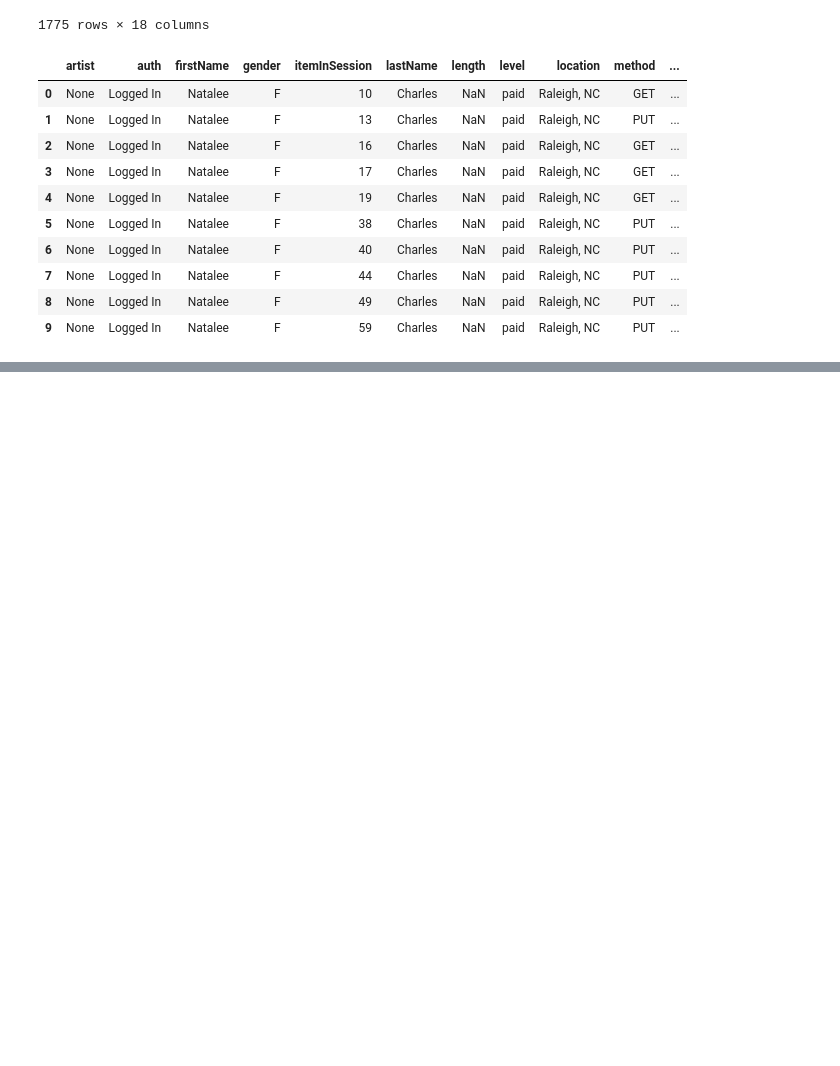
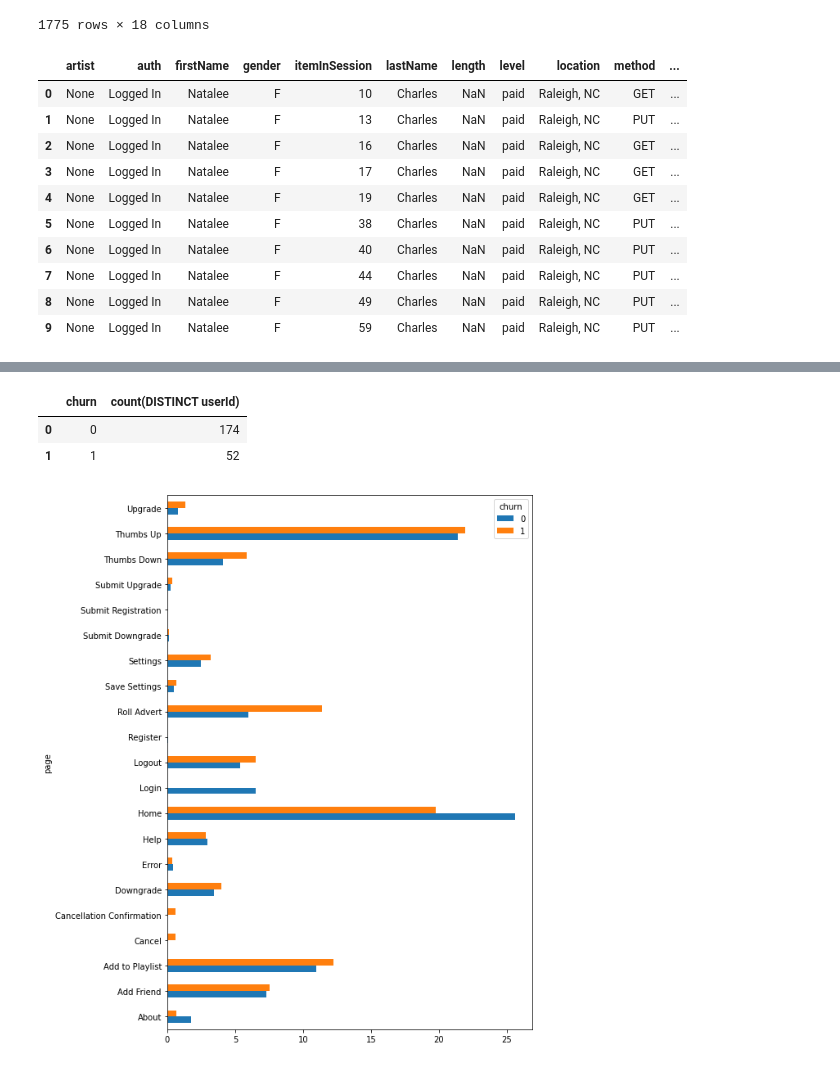
Before and after one commit to bullett445/udacity-sparkify, a Jupyter notebook: Sparkify_Feature_Creation.ipynb, the cells around one changed output, grey strips where cells are left out. Saved outputs shown, nothing was run; the diff lists cells and outputs as text; code cells hidden in the pictures; blank space fills up the shorter version.

```diff
--- a/Sparkify_Feature_Creation.ipynb
+++ b/Sparkify_Feature_Creation.ipynb
@@ -156,0 +393,13 @@ order by count(*) desc
+# %%
+dfc = spark.sql('''
+with cancel_flagged_df as (
+    select df.*
+        , case page when 'Cancellation Confirmation' then 1 else 0 end as cancel_event
+        from df
+        where userId is not null and sessionId is not null
+)
+
+select auth, gender, itemInSession, length, level, page, registration, sessionId, status, ts, userAgent, userId
+    , sum(cancel_event) over (partition by userId rows between unbounded preceding and unbounded following) as churn
+    from cancel_flagged_df
+''')
@@ -156,0 +409,28 @@ order by count(*) desc
+# %%
+spark.sql('''
+select churn, count(distinct userId)
+from dfc
+group by churn
+''').toPandas()
+# %% [output]
+|  | churn | count(DISTINCT userId) |
+| 0 | 0 | 174 |
+| 1 | 1 | 52 |
+# %%
+page_use_by_churn = spark.sql('''
+with page_activity as (
+    select page, churn, count(*) as interaction_count
+    from dfc
+    group by page, churn
+    order by page, churn
+)
+
+select page, churn, interaction_count / sum(interaction_count)  over (partition by churn) * 100 as percent
+from page_activity
+where page != 'NextSong'
+order by page, churn
+''').toPandas().pivot(index='page', columns='churn', values='percent')
+# %%
+page_use_by_churn.plot.barh(figsize=(8,12));
+# %% [output]
+[figure, added]
```
Also changed, not shown: parts of 20 cells of this notebook.
